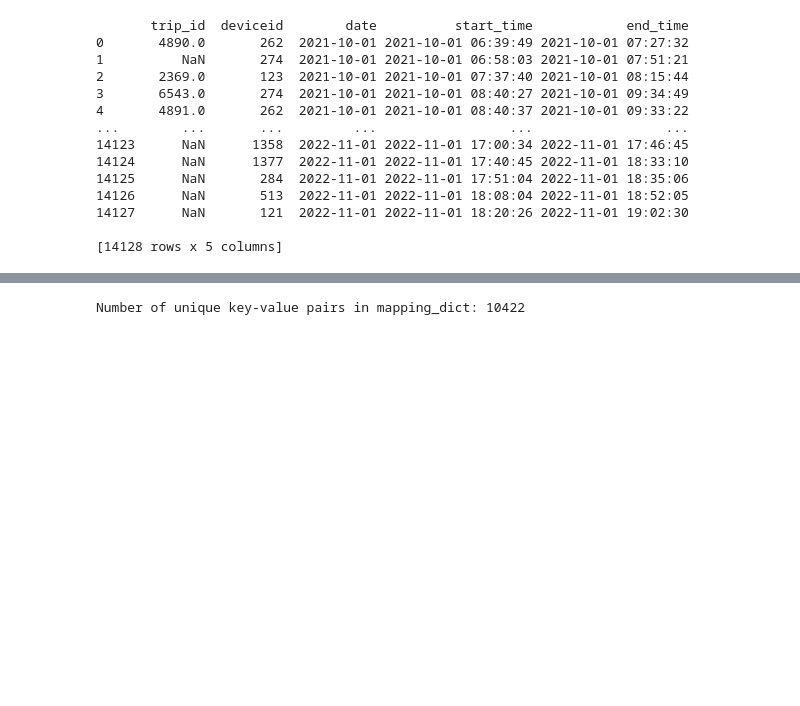
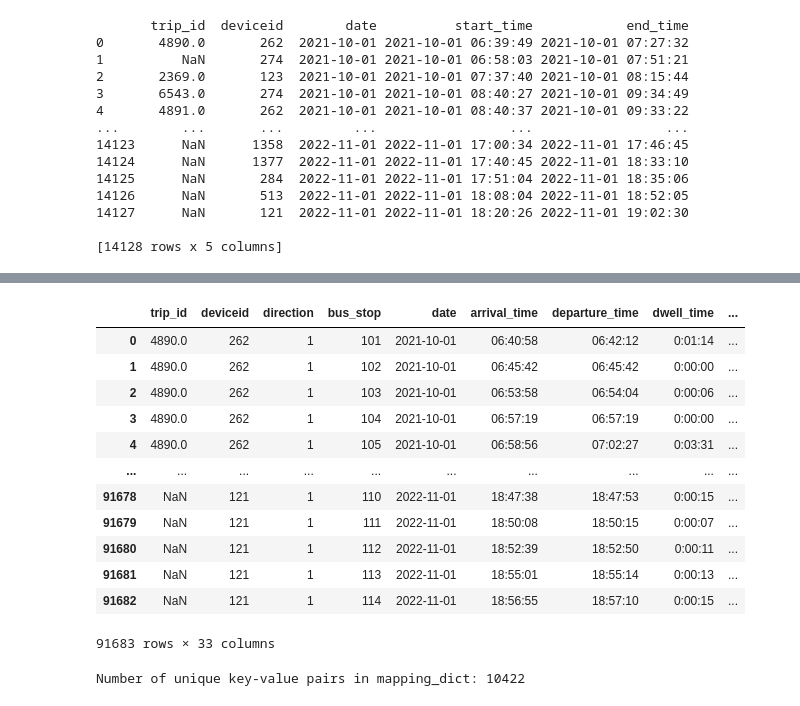
Before and after one commit to Ginushmal/DSE-Project-Bus-Arrival-time-Prediction-GRP29, a Jupyter notebook: Ginushmal/match_ids.ipynb, the cells around one changed output, grey strips where cells are left out. Cells and saved outputs as stored; diff of their text form; code cells hidden in the pictures; blank space fills up the shorter version.

```diff
--- a/Ginushmal/match_ids.ipynb
+++ b/Ginushmal/match_ids.ipynb
@@ -222,3 +256,21 @@ print(smaller_df)
+# %%
+Aayyas_dwelltime_df['trip_id'] = Aayyas_dwelltime_df['trip_id'].map(mapping_dict)
+# %%
+Aayyas_dwelltime_df
+# %% [output]
+|  | trip_id | deviceid | direction | bus_stop | date | arrival_time | departure_time | dwell_time | ... |
+| 0 | 4890.0 | 262 | 1 | 101 | 2021-10-01 | 06:40:58 | 06:42:12 | 0:01:14 | ... |
+| 1 | 4890.0 | 262 | 1 | 102 | 2021-10-01 | 06:45:42 | 06:45:42 | 0:00:00 | ... |
+| 2 | 4890.0 | 262 | 1 | 103 | 2021-10-01 | 06:53:58 | 06:54:04 | 0:00:06 | ... |
+| 3 | 4890.0 | 262 | 1 | 104 | 2021-10-01 | 06:57:19 | 06:57:19 | 0:00:00 | ... |
+| 4 | 4890.0 | 262 | 1 | 105 | 2021-10-01 | 06:58:56 | 07:02:27 | 0:03:31 | ... |
+| ... | ... | ... | ... | ... | ... | ... | ... | ... | ... |
+| 91678 | NaN | 121 | 1 | 110 | 2022-11-01 | 18:47:38 | 18:47:53 | 0:00:15 | ... |
+| 91679 | NaN | 121 | 1 | 111 | 2022-11-01 | 18:50:08 | 18:50:15 | 0:00:07 | ... |
+| 91680 | NaN | 121 | 1 | 112 | 2022-11-01 | 18:52:39 | 18:52:50 | 0:00:11 | ... |
+| 91681 | NaN | 121 | 1 | 113 | 2022-11-01 | 18:55:01 | 18:55:14 | 0:00:13 | ... |
+| 91682 | NaN | 121 | 1 | 114 | 2022-11-01 | 18:56:55 | 18:57:10 | 0:00:15 | ... |
+91683 rows × 33 columns
 # %%
 # Count the number of unique key-value pairs in mapping_dict
 unique_pairs = len({(key, value) for key, value in mapping_dict.items()})
```
Also changed, not shown: parts of 8 cells of this notebook, 6 other files.
